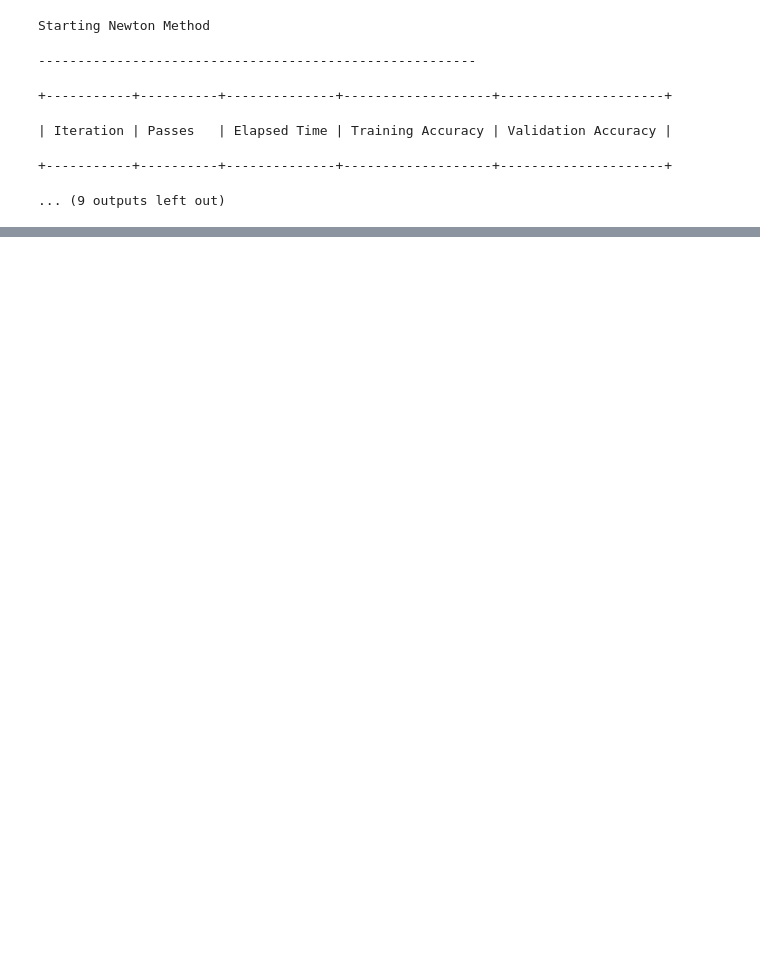
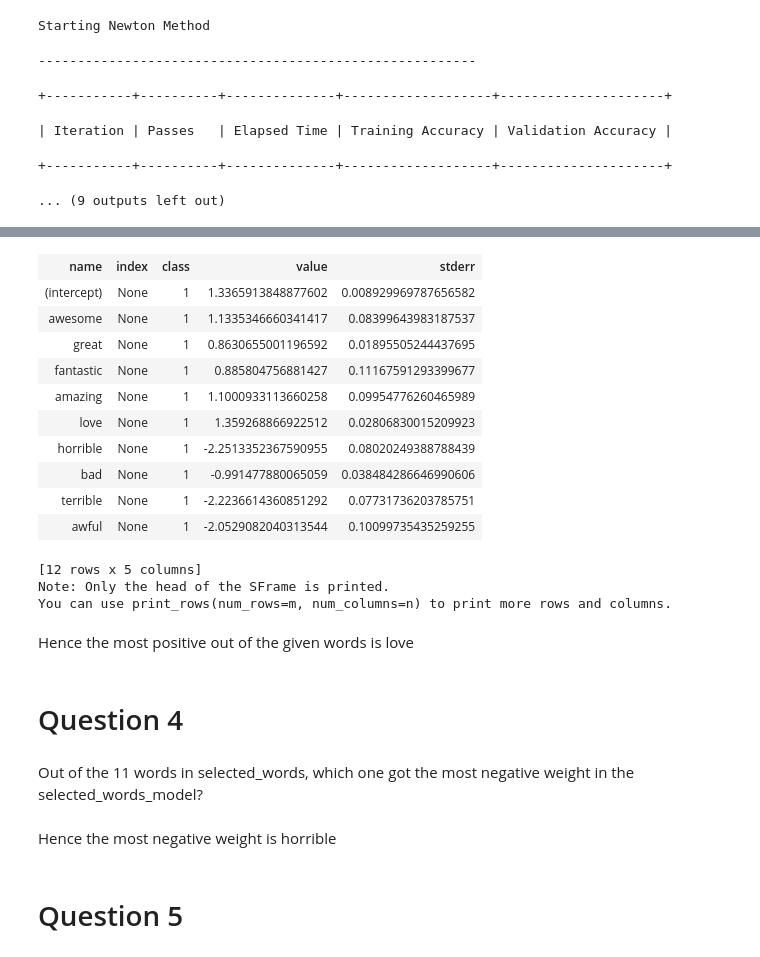
Before and after one commit to sanatankafle12/Machine_Learning_Foundations-, a Jupyter notebook: week_3/sentiment_analysis.ipynb, the cells around one changed output, grey strips where cells are left out. Drawn from its saved outputs; the diff is of its cells as text; code cells hidden in the pictures; blank space fills up the shorter version.

```diff
--- a/week_3/sentiment_analysis.ipynb
+++ b/week_3/sentiment_analysis.ipynb
@@ -400,0 +398,27 @@ TypeError: 'LogisticClassifier' object is not subscriptable
+# %%
+selected_words_model.coefficients
+# %% [output]
+| name | index | class | value | stderr |
+| (intercept) | None | 1 | 1.3365913848877602 | 0.008929969787656582 |
+| awesome | None | 1 | 1.1335346660341417 | 0.08399643983187537 |
+| great | None | 1 | 0.8630655001196592 | 0.01895505244437695 |
+| fantastic | None | 1 | 0.885804756881427 | 0.11167591293399677 |
+| amazing | None | 1 | 1.1000933113660258 | 0.09954776260465989 |
+| love | None | 1 | 1.359268866922512 | 0.02806830015209923 |
+| horrible | None | 1 | -2.2513352367590955 | 0.08020249388788439 |
+| bad | None | 1 | -0.991477880065059 | 0.038484286646990606 |
+| terrible | None | 1 | -2.2236614360851292 | 0.07731736203785751 |
+| awful | None | 1 | -2.0529082040313544 | 0.10099735435259255 |
+[12 rows x 5 columns]
+Note: Only the head of the SFrame is printed.
+You can use print_rows(num_rows=m, num_columns=n) to print more rows and columns.
+# %% [markdown]
+Hence the most positive out of the given words is love
+# %% [markdown]
+# Question 4
+# %% [markdown]
+Out of the 11 words in selected_words, which one got the most negative weight in the selected_words_model?
+# %% [markdown]
+Hence the most negative weight is horrible
+# %% [markdown]
+# Question 5
```
Also changed, not shown: parts of 27 cells of this notebook, 7 other files.
